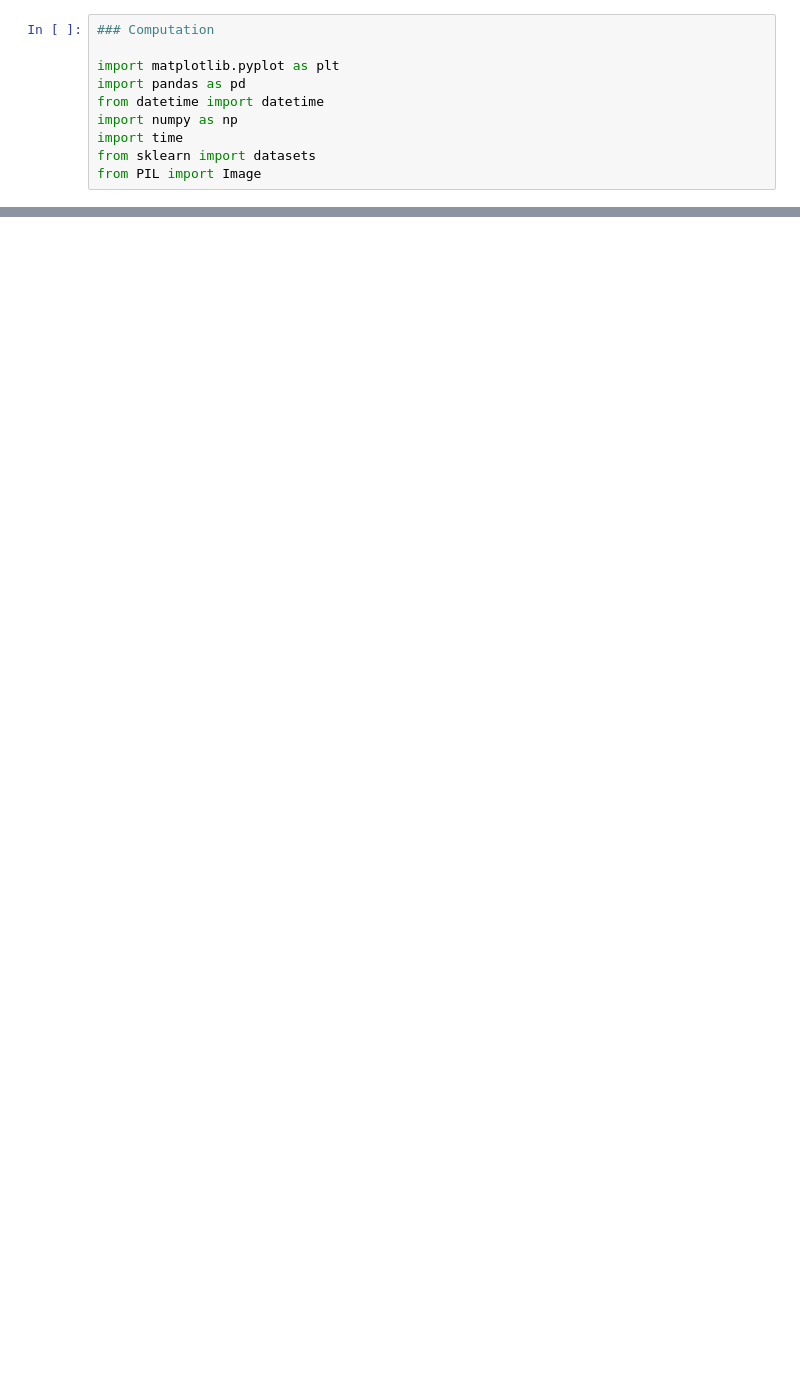
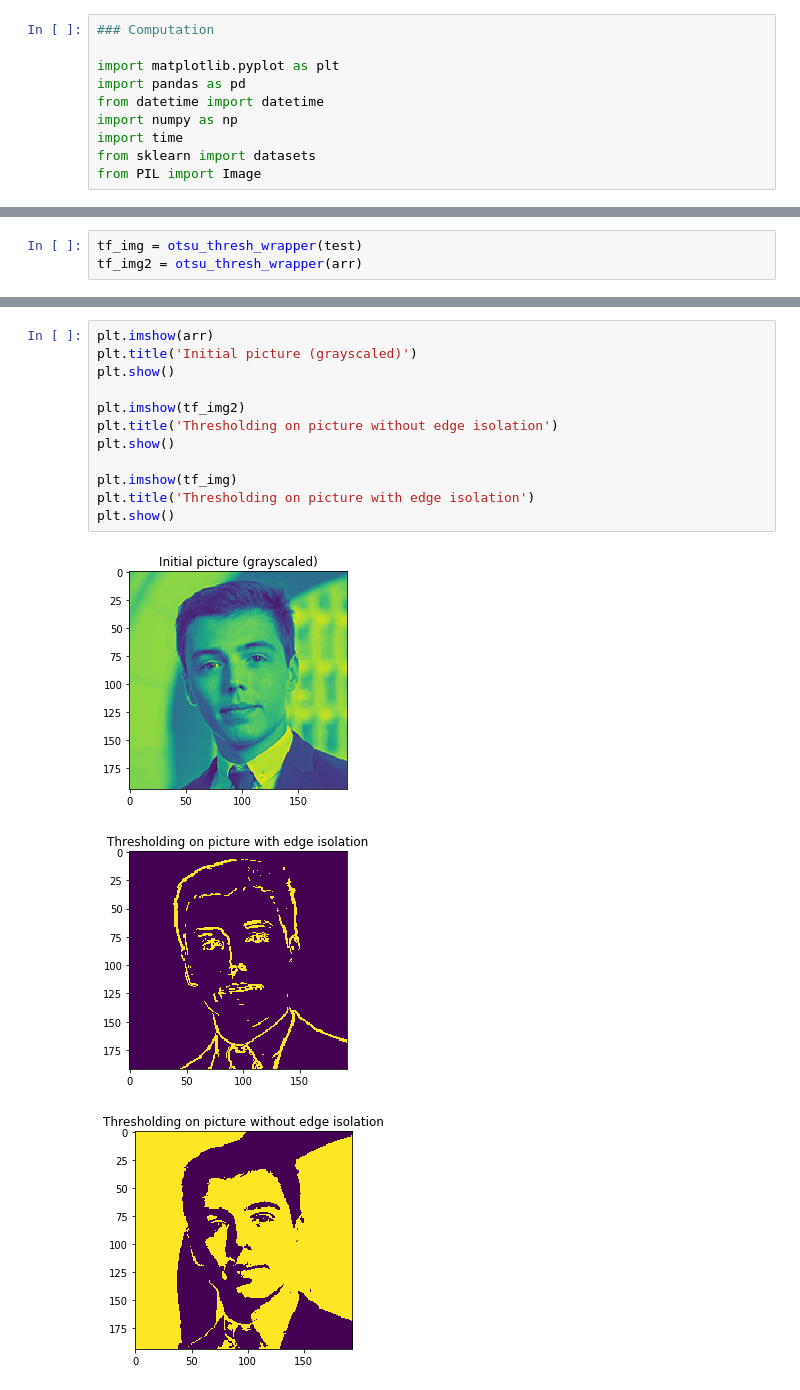
Before and after one commit to pmnry/SobelOperator, a Jupyter notebook: SobelOperator.ipynb, the cells around one changed output, grey strips where cells are left out. Cells and saved outputs as stored; diff of their text form; blank space fills up the shorter version.

Commit message:
Update SobelOperator.ipynb
Implementing Otsu thresholding method

```diff
--- a/SobelOperator.ipynb
+++ b/SobelOperator.ipynb
@@ -52,0 +122,3 @@ plt.show()
+# %%
+tf_img = otsu_thresh_wrapper(test)
+tf_img2 = otsu_thresh_wrapper(arr)
@@ -52,0 +131,16 @@ plt.show()
+# %%
+plt.imshow(arr)
+plt.title('Initial picture (grayscaled)')
+plt.show()
+
+plt.imshow(tf_img2)
+plt.title('Thresholding on picture without edge isolation')
+plt.show()
+
+plt.imshow(tf_img)
+plt.title('Thresholding on picture with edge isolation')
+plt.show()
+# %% [output]
+[figure, added]
+[figure, added]
+[figure, added]
```
Also changed, not shown: parts of 7 cells of this notebook.
